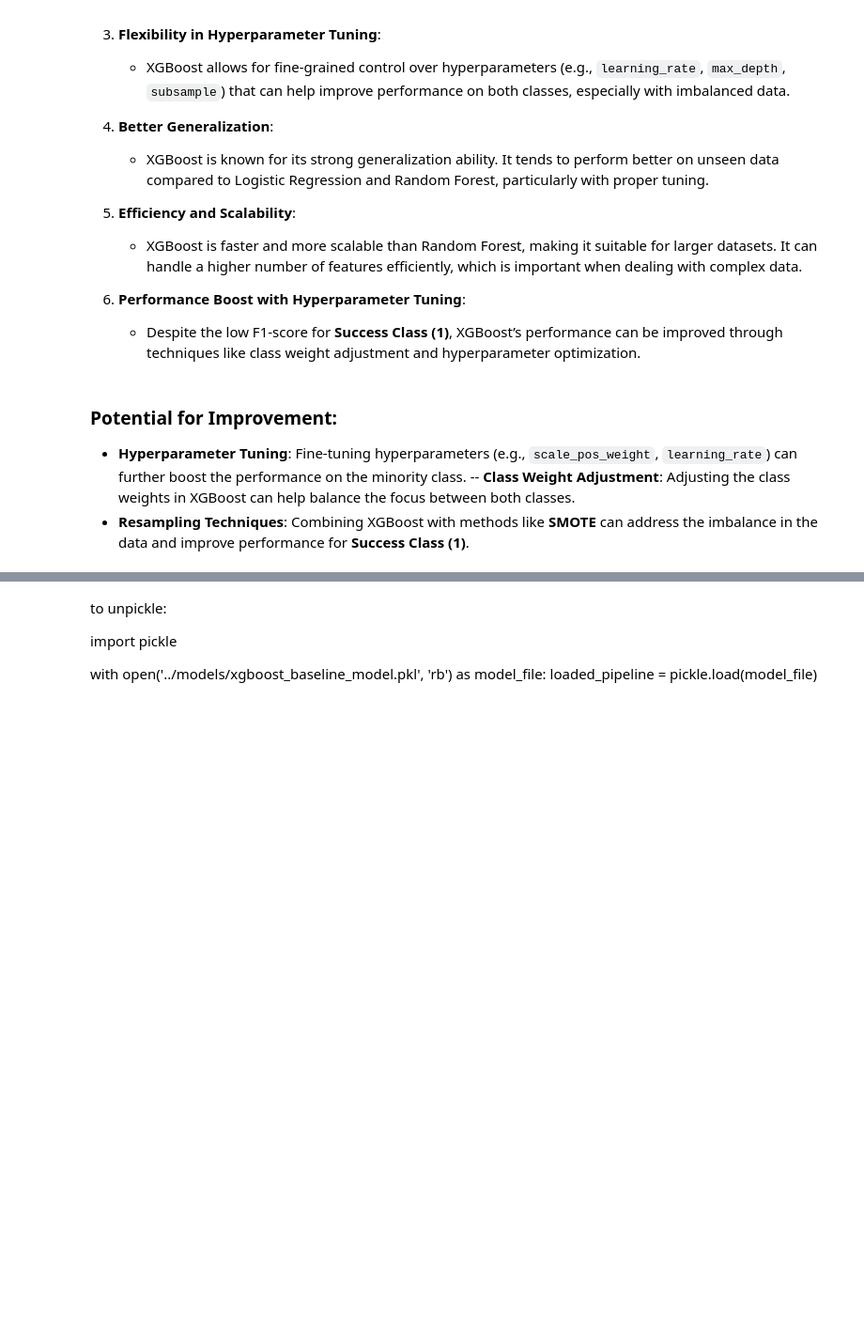
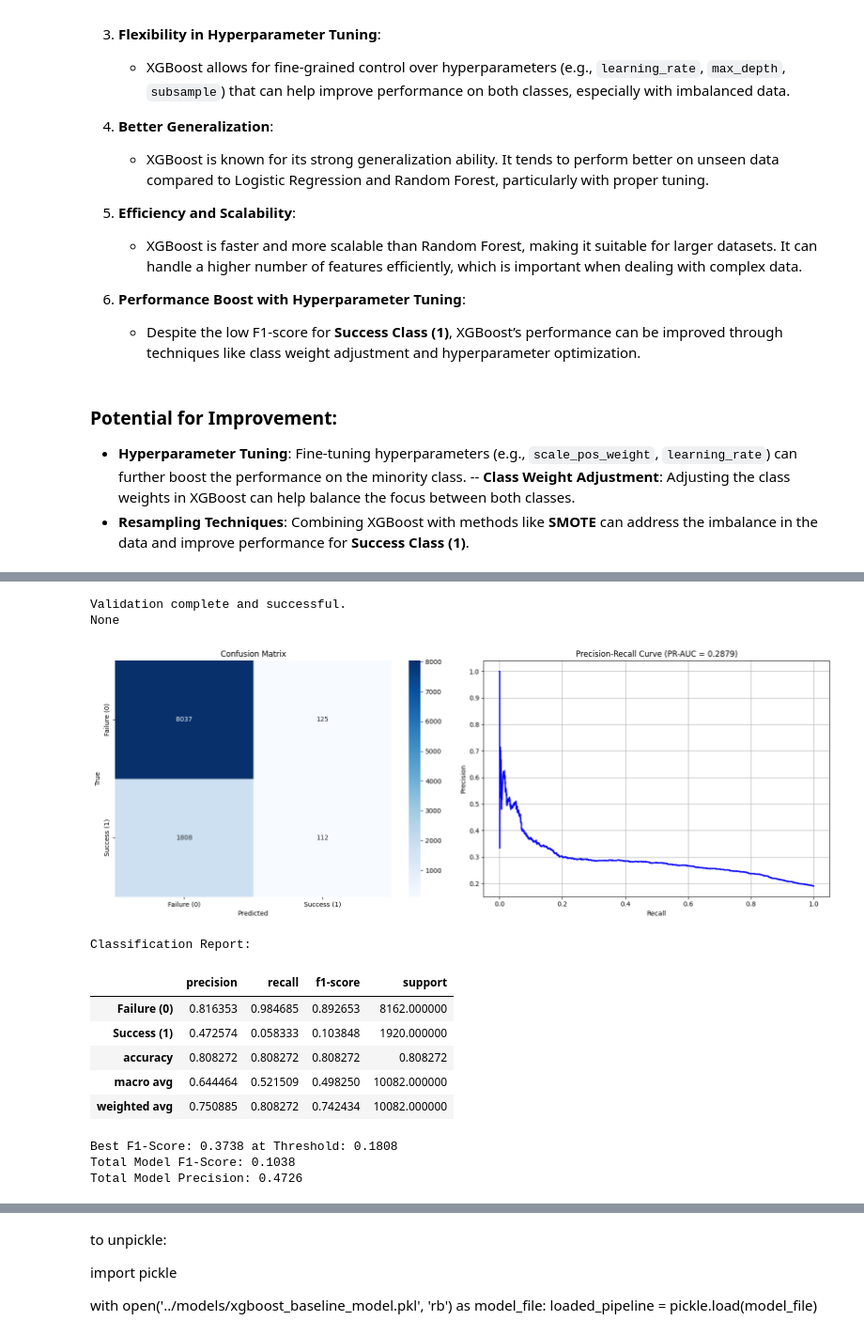
Before and after one commit to jeaend/payment_routing_optimizer, a Jupyter notebook: notebooks/04_baseline_model.ipynb, the cells around one changed output, grey strips where cells are left out. Shown at 94% size. Cells and saved outputs as stored; diff of their text form; code cells hidden in the pictures; blank space fills up the shorter version.

```diff
--- a/notebooks/04_baseline_model.ipynb
+++ b/notebooks/04_baseline_model.ipynb
@@ -313,0 +319,53 @@ display(feature_name_importance)
+# %%
+# Load and preprocess data
+df = pd.read_excel(data_location, index_col=0)
+df = preprocess_data(df)
+print(validate_data(df))
+
+# Feature lists
+categorical_features = ['country', 'card', 'psp']
+binary_features = ['3d_secured'] # already in correct format 1/0
+numerical_features = ['amount']
+
+# Define features and target
+X = df.drop(columns=['success', 'is_peak_time'])
+y = df['success']
+
+# Define preprocessing pipeline
+preprocessor = ColumnTransformer(
+    transformers=[
+        ('log_and_scale', Pipeline([ # positively skewed -- log and then scale
+            ('log', FunctionTransformer(log_transform, validate=True)),
+            ('scaler', StandardScaler())
+        ]), numerical_features),
+        ('cat', OneHotEncoder(), categorical_features), # nominal
+        ('binary', 'passthrough', binary_features)
+    ]
+)
+
+# Model pipeline
+pipeline = Pipeline(steps=[
+    ('preprocessor', preprocessor),
+    ('classifier', XGBClassifier(n_estimators=100, random_state=42))
+])
+
+# Train-test split, 80/20
+X_train, X_test, y_train, y_test = train_test_split(X, y, test_size=0.2, random_state=42)
+
+# Fit the model
+pipeline.fit(X_train, y_train)
+evaluate_model(pipeline, X_test, y_test)
+# %% [output]
+Validation complete and successful.
+None
+[figure, added]
+Classification Report:
+|  | precision | recall | f1-score | support |
+| Failure (0) | 0.816353 | 0.984685 | 0.892653 | 8162.000000 |
+| Success (1) | 0.472574 | 0.058333 | 0.103848 | 1920.000000 |
+| accuracy | 0.808272 | 0.808272 | 0.808272 | 0.808272 |
+| macro avg | 0.644464 | 0.521509 | 0.498250 | 10082.000000 |
+| weighted avg | 0.750885 | 0.808272 | 0.742434 | 10082.000000 |
+Best F1-Score: 0.3738 at Threshold: 0.1808
+Total Model F1-Score: 0.1038
+Total Model Precision: 0.4726
```
Also changed, not shown: parts of 5 cells of this notebook, 2 other files.
